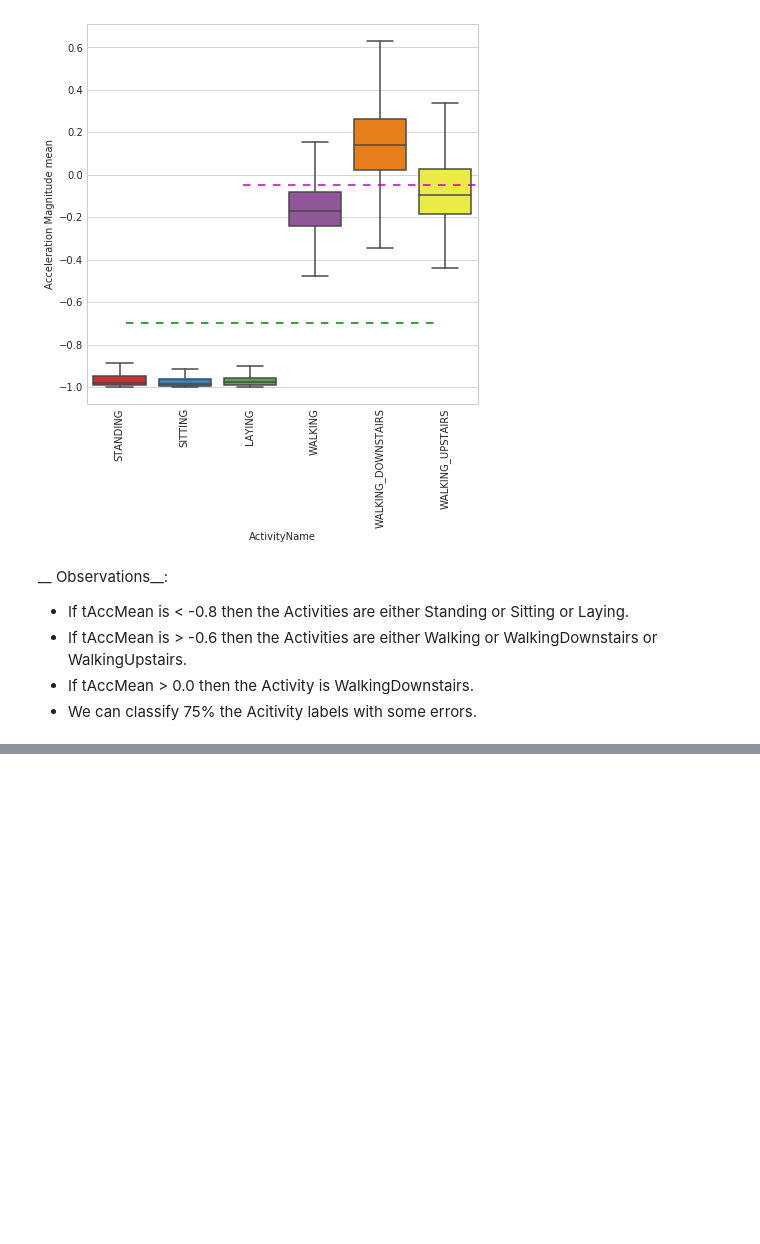
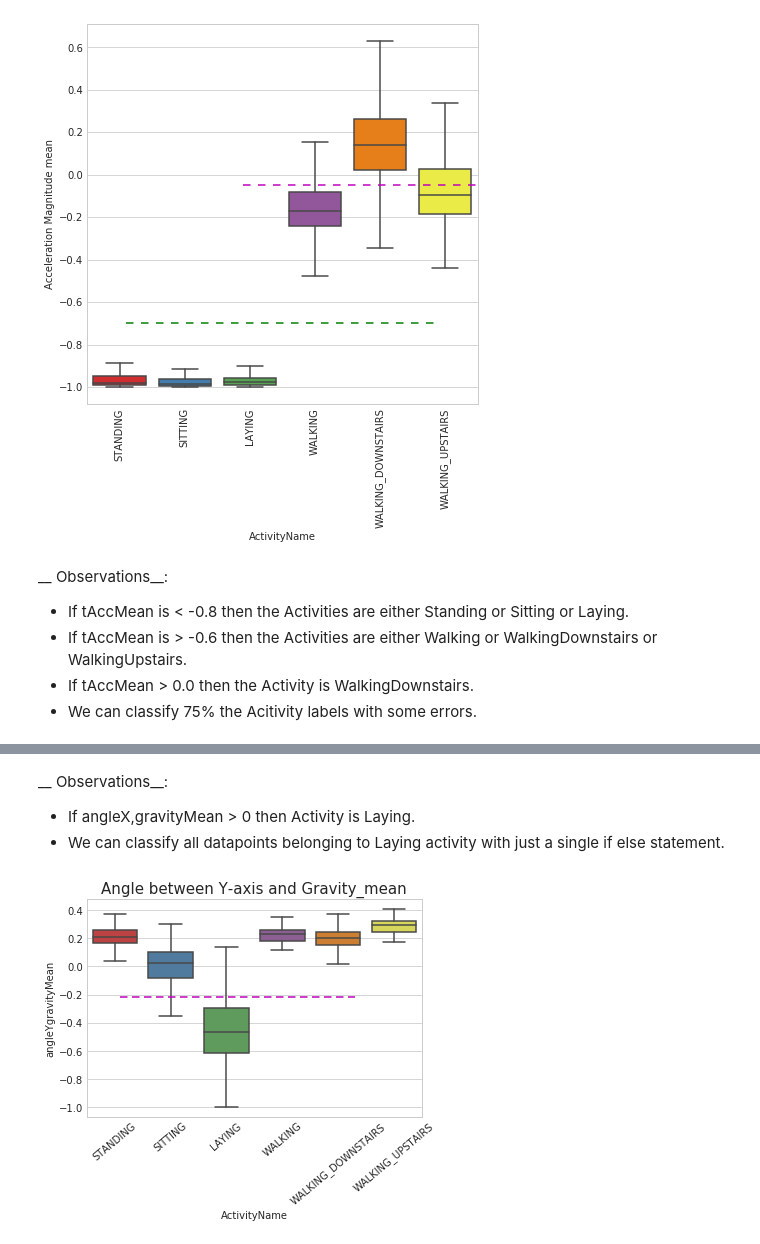
Before and after one commit to elhaidi/Human-Activity-Recognition, a Jupyter notebook: Human Activity notebook.ipynb, the cells around one changed output, grey strips where cells are left out. Saved outputs shown, nothing was run; the diff lists cells and outputs as text; code cells hidden in the pictures; blank space fills up the shorter version.

```diff
--- a/Human Activity notebook.ipynb
+++ b/Human Activity notebook.ipynb
@@ -451,0 +462,12 @@ __ Observations__:
+# %% [markdown]
+__ Observations__:
+* If angleX,gravityMean > 0 then Activity is Laying.
+* We can classify all datapoints belonging to Laying activity with just a single if else statement.
+# %%
+sns.boxplot(x='ActivityName', y='angleYgravityMean', data = train, showfliers=False)
+plt.title('Angle between Y-axis and Gravity_mean', fontsize=15)
+plt.xticks(rotation = 40)
+plt.axhline(y=-0.22, xmin=0.1, xmax=0.8, dashes=(5,3), c='m')
+plt.show()
+# %% [output]
+[figure, added]
```
Also changed, not shown: parts of 2 cells of this notebook.
